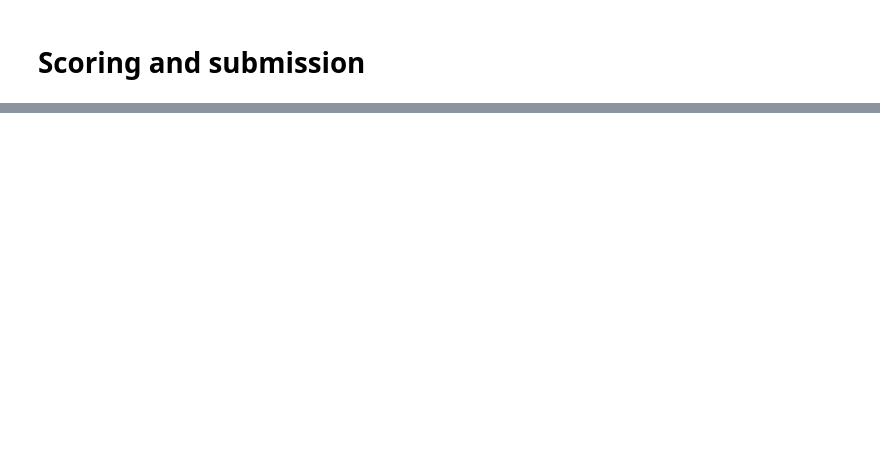
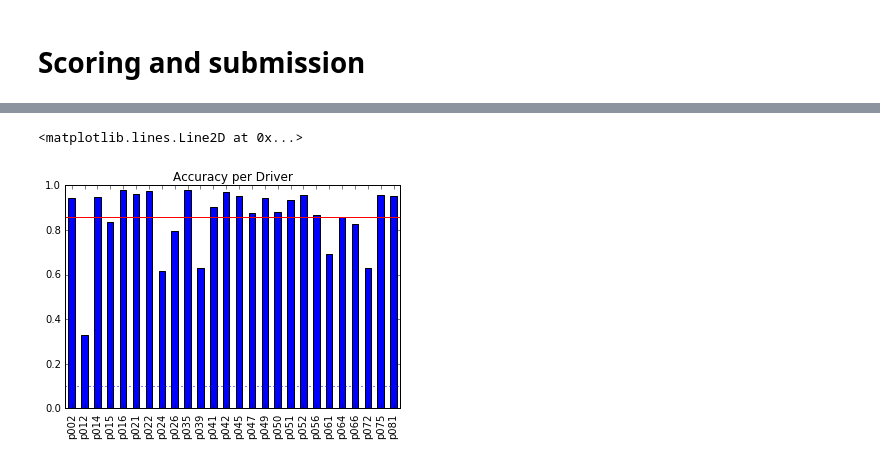
Before and after one commit to AntonP84/1605_Distracted_Drivers, a Jupyter notebook: 1. Keras based model.ipynb, the cells around one changed output, grey strips where cells are left out. Drawn from its saved outputs; the diff is of its cells as text; code cells hidden in the pictures; blank space fills up the shorter version.

```diff
--- a/1. Keras based model.ipynb
+++ b/1. Keras based model.ipynb
@@ -182,0 +208,18 @@ id_160520_loss_0.5321_r_32_c_32_folds_5
+# %%
+res_driver = pd.DataFrame()
+
+for i in unique_drivers:
+    mask = np.array(driver_id) == i
+
+    res_driver.loc[i, 'LogLoss'] = log_loss(train_target[mask, :], np.array(predictions_valid)[mask, :])
+    res_driver.loc[i, 'Accuracy'] = accuracy_score(train_target[mask, :].argmax(axis=1), np.array(predictions_valid)[mask, :].argmax(axis=1))
+
+accuracy_val_avg = accuracy_score(train_target.argmax(axis=1), np.array(predictions_valid).argmax(axis=1))
+
+plt.figure();
+res_driver['Accuracy'].plot(kind='bar', title='Accuracy per Driver')
+plt.axhline(y=accuracy_val_avg, color='r', label='model')
+plt.axhline(y=0.1, color = 'b', label='random', linestyle='dotted')
+# %% [output]
+<matplotlib.lines.Line2D at 0x...>
+[figure, added]
```
Also changed, not shown: parts of 10 cells of this notebook.
